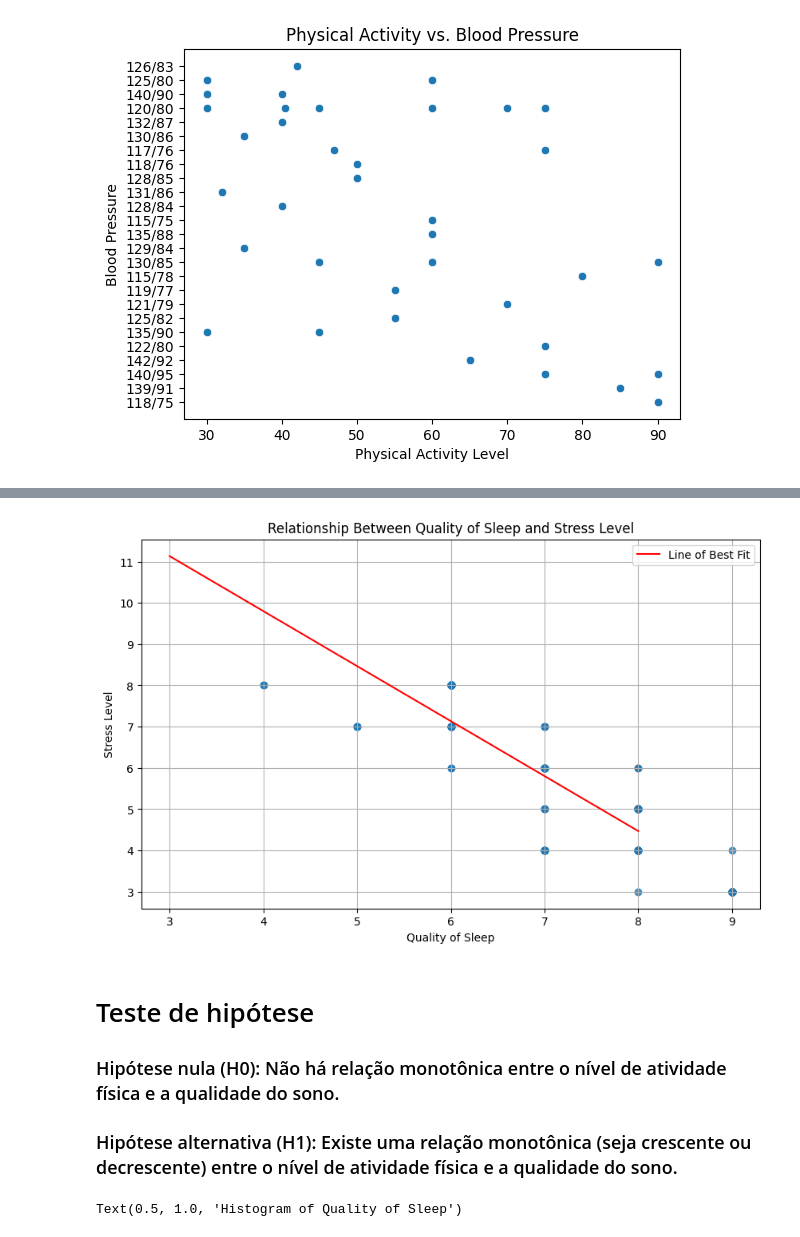
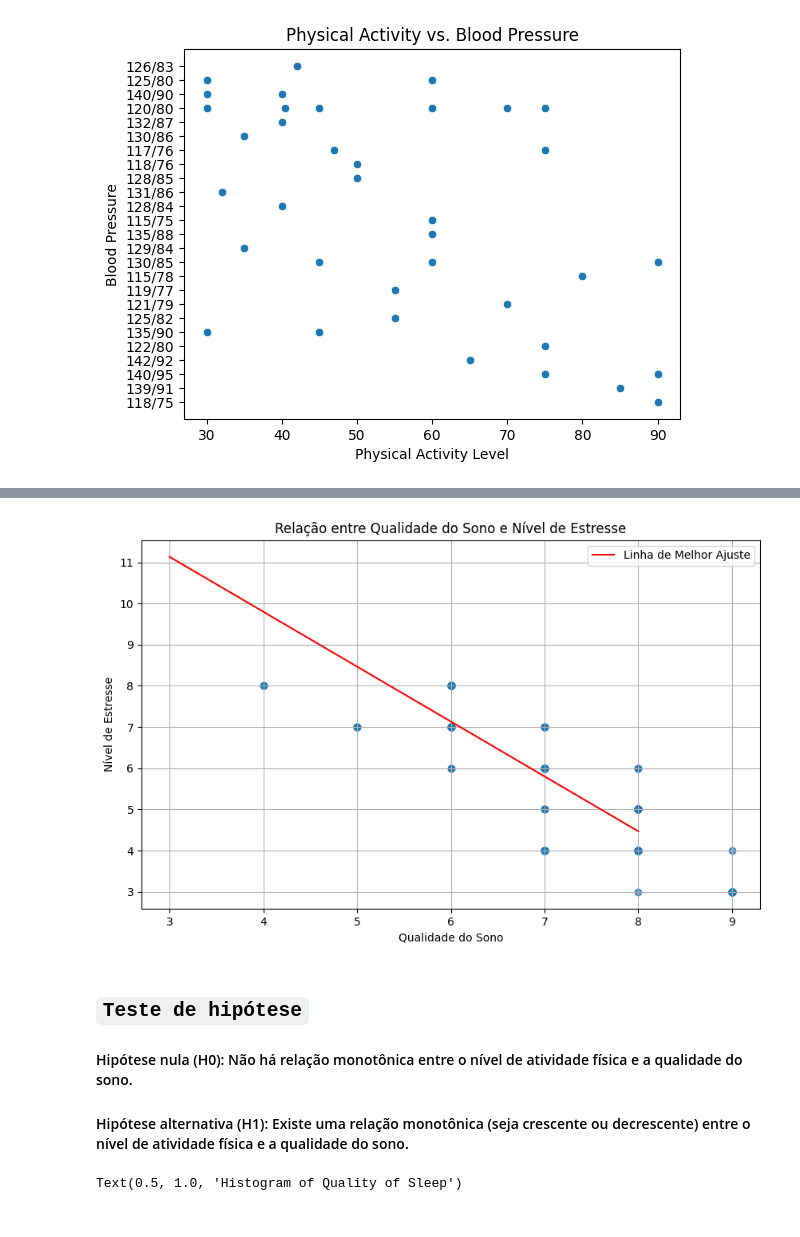
Before and after one commit to FrederickAlmeida/Data-Science-Project, a Jupyter notebook: exploratory_analysis.ipynb, the cells around one changed output, grey strips where cells are left out. Drawn from its saved outputs; the diff is of its cells as text; code cells hidden in the pictures.

```diff
--- a/exploratory_analysis.ipynb
+++ b/exploratory_analysis.ipynb
@@ -749,38 +764,32 @@ plt.show()
 # %%
-# Assuming your DataFrame is named df
-# First plot the scatter plot
+
 plt.figure(figsize=(10, 6))
 plt.scatter(dataframe['Quality of Sleep'], dataframe['Stress Level'], alpha=0.5)
 
-# Calculate the coefficients for the line of best fit
+# Calcula os coeficientes para a linha
 slope, intercept = np.polyfit(dataframe['Quality of Sleep'], dataframe['Stress Level'], 1)
 
-# Create x values for the line of best fit from the scatter data
-x = np.array([ dataframe['Stress Level'].min(), dataframe['Stress Level'].max()])
+x = np.array([dataframe['Stress Level'].min(), dataframe['Stress Level'].max()])
 
-# Calculate the corresponding y values from the slope and intercept
 y = slope * x + intercept
 
-# Plot the line of best fit
-plt.plot(x, y, 'r', label='Line of Best Fit')
+plt.plot(x, y, 'r', label='Linha de Melhor Ajuste')
 
-# Add labels, title, grid, and legend
-plt.xlabel('Quality of Sleep')
-plt.ylabel('Stress Level')
-plt.title('Relationship Between Quality of Sleep and Stress Level')
+plt.xlabel('Qualidade do Sono')
+plt.ylabel('Nível de Estresse')
+plt.title('Relação entre Qualidade do Sono e Nível de Estresse')
 plt.grid(True)
 plt.legend()
 
-# Show the plot
 plt.show()
 # %% [output]
-[figure, old version]
+[figure, new version]
 # %% [markdown]
-# Teste de hipótese
+## `Teste de hipótese`
 
-### Hipótese nula (H0): Não há relação monotônica entre o nível de atividade física e a qualidade do sono.
+#### Hipótese nula (H0): Não há relação monotônica entre o nível de atividade física e a qualidade do sono.
 
-### Hipótese alternativa (H1): Existe uma relação monotônica (seja crescente ou decrescente) entre o nível de atividade física e a qualidade do sono.
+#### Hipótese alternativa (H1): Existe uma relação monotônica (seja crescente ou decrescente) entre o nível de atividade física e a qualidade do sono.
 # %%
 plt.figure(figsize=(10, 5))
 plt.subplot(1, 2, 1)
```
Also changed, not shown: parts of 6 cells of this notebook.
